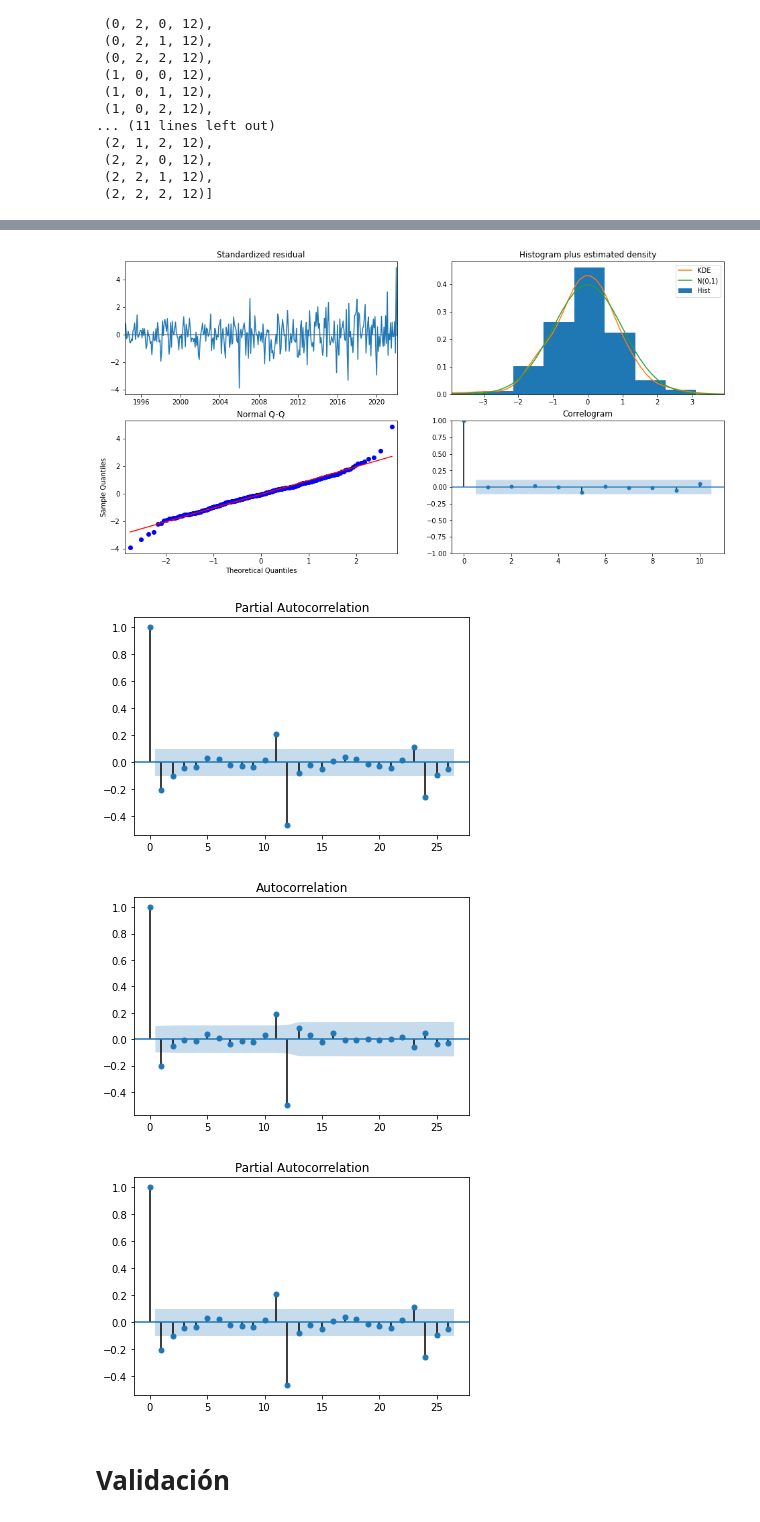
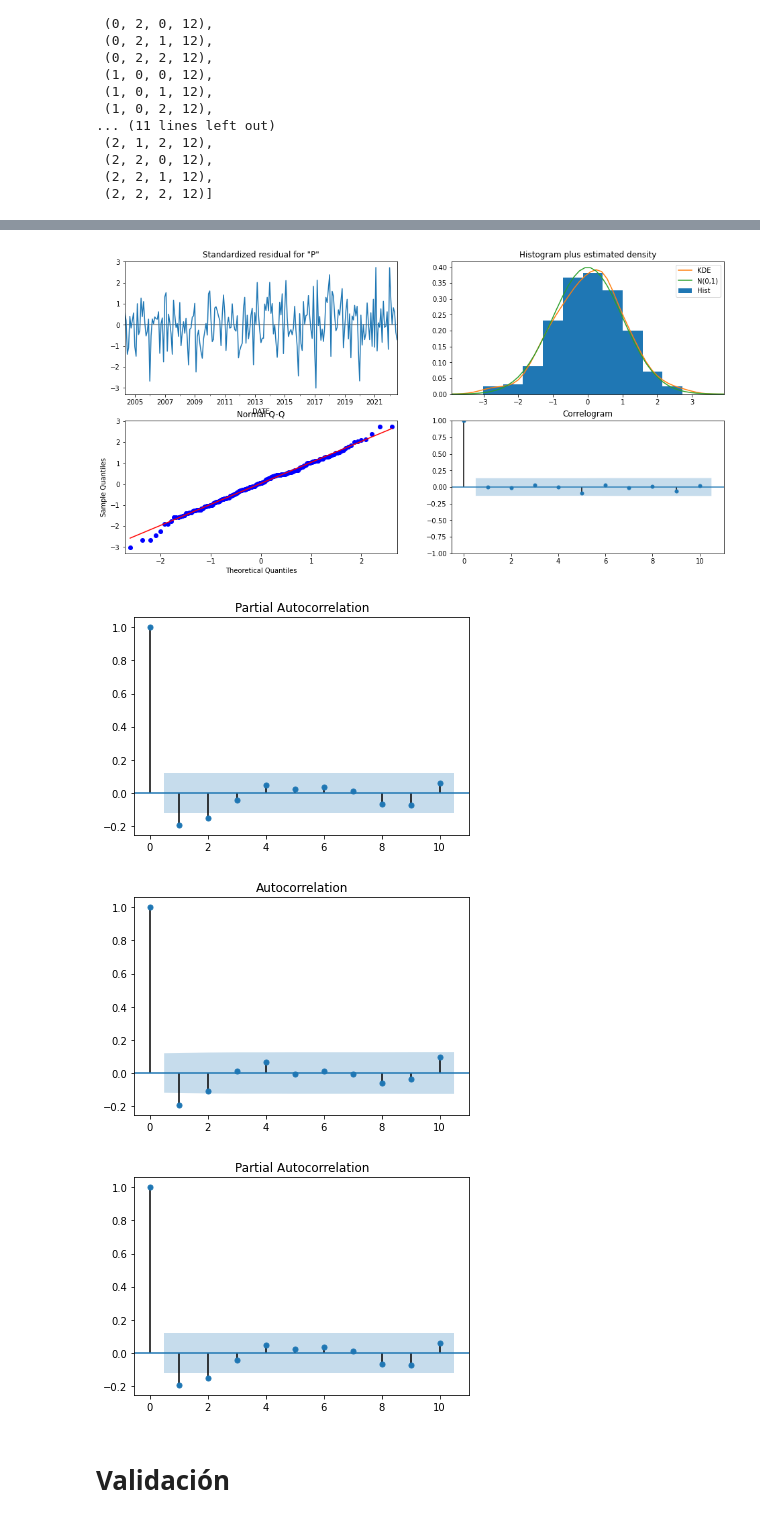
Before and after one commit to AnIsAsPe/Prediccion-produccion-electricidad, a Jupyter notebook: notebooks/Predicción_producción_electricidad_Feb22.ipynb, the cells around one changed output, grey strips where cells are left out. Saved outputs shown, nothing was run; the diff lists cells and outputs as text; code cells hidden in the pictures.

```diff
--- a/notebooks/Predicción_producción_electricidad_Feb22.ipynb
+++ b/notebooks/Predicción_producción_electricidad_Feb22.ipynb
@@ -32,9 +30,10 @@ def p_value_adfuller(data):
 # %% [markdown]
 # Lectura de datos
 # %%
-file = 'https://raw.githubusercontent.com/AnIsAsPe/Prediccion-produccion-electricidad/main/Datos/IPG2211A2N_Feb%2022.csv'
+# file = 'https://raw.githubusercontent.com/AnIsAsPe/Prediccion-produccion-electricidad/main/Datos/IPG2211A2N_Feb%2022.csv'
+file = '/content/IPG2211A2N_202207.csv'
 datos = pd.read_csv(file, index_col = [0], parse_dates=['DATE'])
-datos = datos.loc['1990-01-01':]
+datos = datos.loc['2000-01-01':]
 datos.columns = ['Producción']  # NAICS 2211
 
 datos
@@ -407,15 +357,15 @@ sigma2         5.6204      0.555     10.129      0.000       4.533       6.708
 resultados.plot_diagnostics(figsize = (16,8))
 plt.show()
 # %% [output]
-[figure, old version]
+[figure, new version]
 # %%
 resultados.resid
-plot_acf(resultados.resid)
-plot_pacf(resultados.resid)
+plot_acf(resultados.resid, lags=10)
+plot_pacf(resultados.resid, lags=10)
 # %% [output]
-[figure, old version]
+[figure, new version]
-[figure, old version]
+[figure, new version]
-[figure, old version]
+[figure, new version]
 # %% [markdown]
 # Validación
 # %%
```
Also changed, not shown: parts of 28 cells of this notebook.
